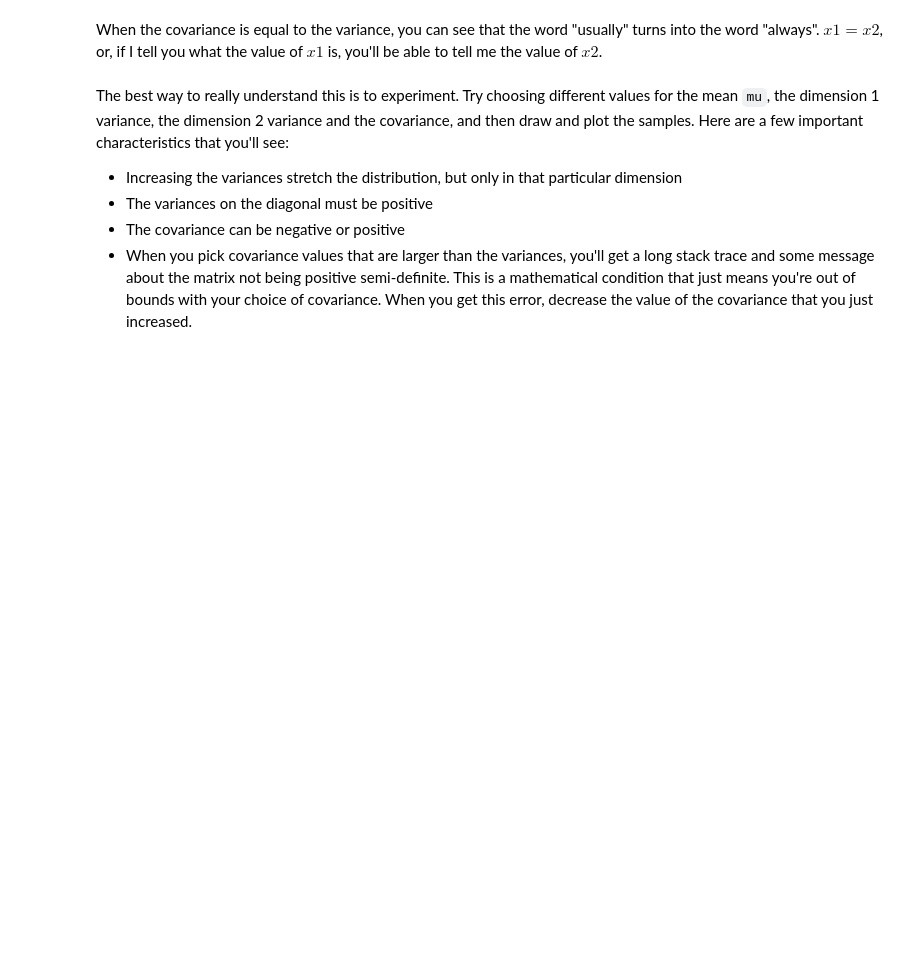
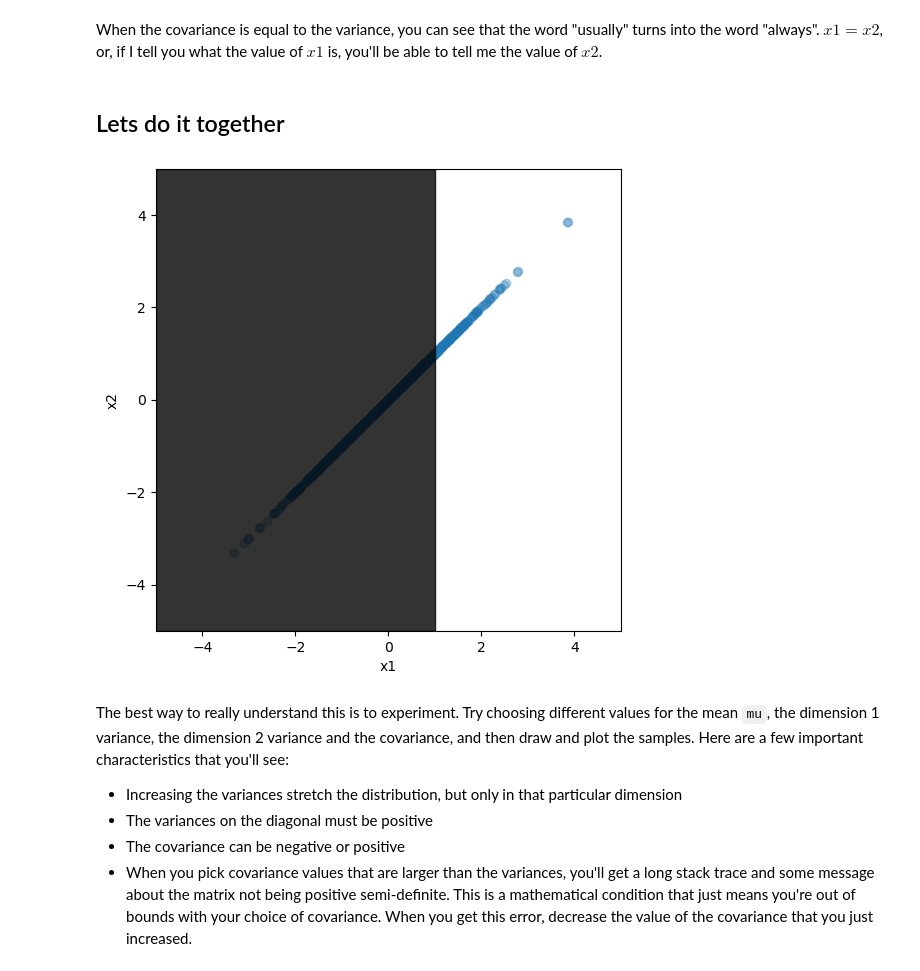
Before and after one commit to bwengals/etc, a Jupyter notebook: Lesson03_MvNormals.ipynb, the cells around one changed output. Saved outputs shown, nothing was run; the diff lists cells and outputs as text; code cells hidden in the pictures; blank space fills up the shorter version.

```diff
--- a/Lesson03_MvNormals.ipynb
+++ b/Lesson03_MvNormals.ipynb
@@ -260,5 +338,32 @@ ax.add_patch(Rectangle((-5, -5), 6, 10, alpha=0.8, color="k"));
 # %% [markdown]
 When the covariance is equal to the variance, you can see that the word "usually" turns into the word "always".  $x1 = x2$, or, if I tell you what the value of $x1$ is, you'll be able to tell me the value of $x2$.
+# %% [markdown]
+## Lets do it together
+# %%
+# Live Code
+mu = [0.0, 0.0]
+sigma1 = 1.0
+sigma2 = 1.0
+covariance = 1.0 # change this to one.
+cov_matrix = np.array([
+    [sigma1, covariance],
+    [covariance, sigma2]
+])
+samples = pm.draw(pm.MvNormal.dist(mu=mu, cov=cov_matrix), 1000)
+
+x1 = samples[:, 0]
+x2 = samples[:, 1]
+
+fig, ax = plt.subplots(1, 1, figsize=(6, 6))
+ax.scatter(x1, x2, alpha=0.3)
+ax.set_xlim([-5, 5])
+ax.set_ylim([-5, 5])
+ax.set_xlabel("x1");
+ax.set_ylabel("x2");
+
+ax.add_patch(Rectangle((-5, -5), 6, 10, alpha=0.8, color="k"));
+# %% [output]
+[figure, added]
 # %% [markdown]
 The best way to really understand this is to experiment.  Try choosing different values for the mean `mu`, the dimension 1 variance, the dimension 2 variance and the covariance, and then draw and plot the samples.  Here are a few important characteristics that you'll see:
 
```
Also changed, not shown: parts of 72 cells of this notebook, 1 other file.
